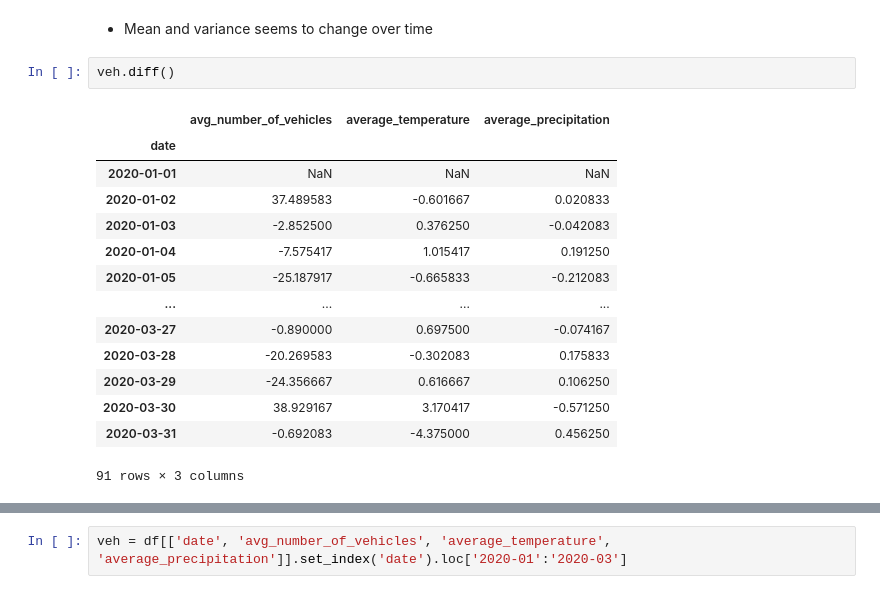
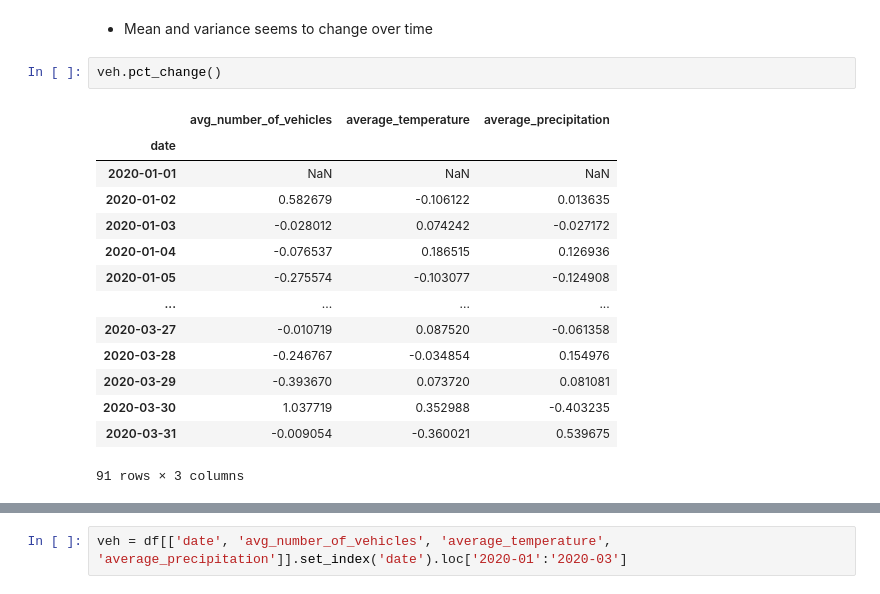
Before and after one commit to LeventSoykan/Analysis_IBB_Istanbul_Weather_Traffic_Dataset, a Jupyter notebook: multivariate_ts_analysis_traffic.ipynb, the cells around one changed output, grey strips where cells are left out. Drawn from its saved outputs; the diff is of its cells as text.

```diff
--- a/multivariate_ts_analysis_traffic.ipynb
+++ b/multivariate_ts_analysis_traffic.ipynb
@@ -196,19 +196,19 @@ plt.scatter(num_veh_change, avg_precip);
 # %% [markdown]
 * Mean and variance seems to change over time
 # %%
-veh.diff()
+veh.pct_change()
 # %% [output]
 |  | avg_number_of_vehicles | average_temperature | average_precipitation |
 | date |  |  |  |
 | 2020-01-01 | NaN | NaN | NaN |
-| 2020-01-02 | 37.489583 | -0.601667 | 0.020833 |
-| 2020-01-03 | -2.852500 | 0.376250 | -0.042083 |
-| 2020-01-04 | -7.575417 | 1.015417 | 0.191250 |
-| 2020-01-05 | -25.187917 | -0.665833 | -0.212083 |
+| 2020-01-02 | 0.582679 | -0.106122 | 0.013635 |
+| 2020-01-03 | -0.028012 | 0.074242 | -0.027172 |
+| 2020-01-04 | -0.076537 | 0.186515 | 0.126936 |
+| 2020-01-05 | -0.275574 | -0.103077 | -0.124908 |
 | ... | ... | ... | ... |
-| 2020-03-27 | -0.890000 | 0.697500 | -0.074167 |
-| 2020-03-28 | -20.269583 | -0.302083 | 0.175833 |
-| 2020-03-29 | -24.356667 | 0.616667 | 0.106250 |
-| 2020-03-30 | 38.929167 | 3.170417 | -0.571250 |
-| 2020-03-31 | -0.692083 | -4.375000 | 0.456250 |
+| 2020-03-27 | -0.010719 | 0.087520 | -0.061358 |
+| 2020-03-28 | -0.246767 | -0.034854 | 0.154976 |
+| 2020-03-29 | -0.393670 | 0.073720 | 0.081081 |
+| 2020-03-30 | 1.037719 | 0.352988 | -0.403235 |
+| 2020-03-31 | -0.009054 | -0.360021 | 0.539675 |
 91 rows × 3 columns
```
Also changed, not shown: parts of 2 cells of this notebook.
